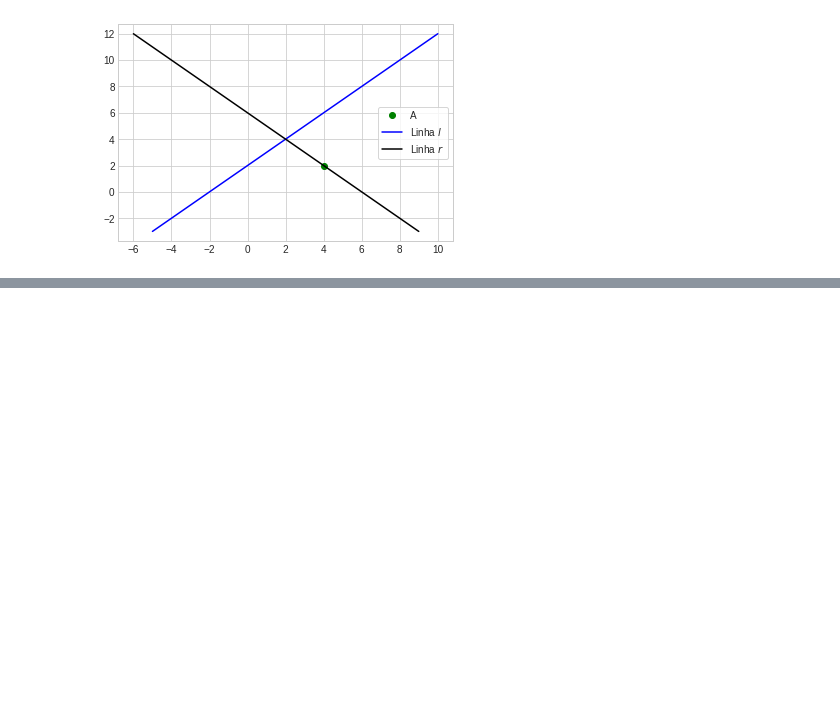
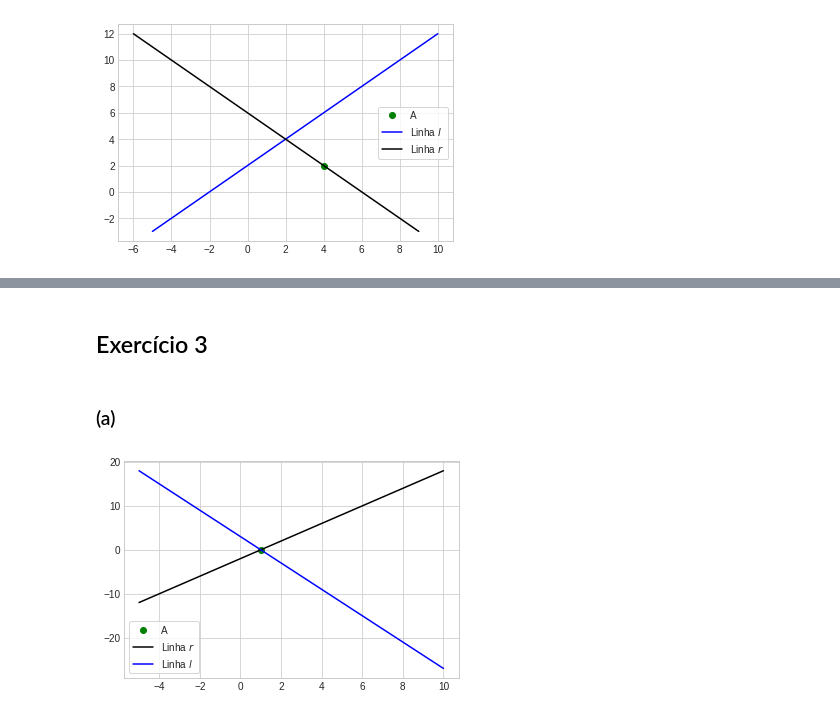
Before and after one commit to jorgesalhani/LinearAlgebraApplications, a Jupyter notebook: Module1/Exercises/ex1.ipynb, the cells around one changed output, grey strips where cells are left out. Saved outputs shown, nothing was run; the diff lists cells and outputs as text; code cells hidden in the pictures; blank space fills up the shorter version.

```diff
--- a/Module1/Exercises/ex1.ipynb
+++ b/Module1/Exercises/ex1.ipynb
@@ -96,0 +146,19 @@ plt.show()
+# %% [markdown]
+## Exercício 3
+# %% [markdown]
+### (a)
+# %%
+fig, ax = plt.subplots()
+
+t = np.linspace(-5,10, 100)
+y_r = 2 * t - 2
+y_l = 3 - 3 * t
+
+ax.plot(1,0,'go', label='A')
+
+ax.plot(t, y_r, 'k-', label=r'Linha $r$')
+ax.plot(t, y_l, 'b-', label=r'Linha $l$')
+ax.legend(frameon=True)
+plt.show()
+# %% [output]
+[figure, added]
```
Also changed, not shown: parts of 13 cells of this notebook.
